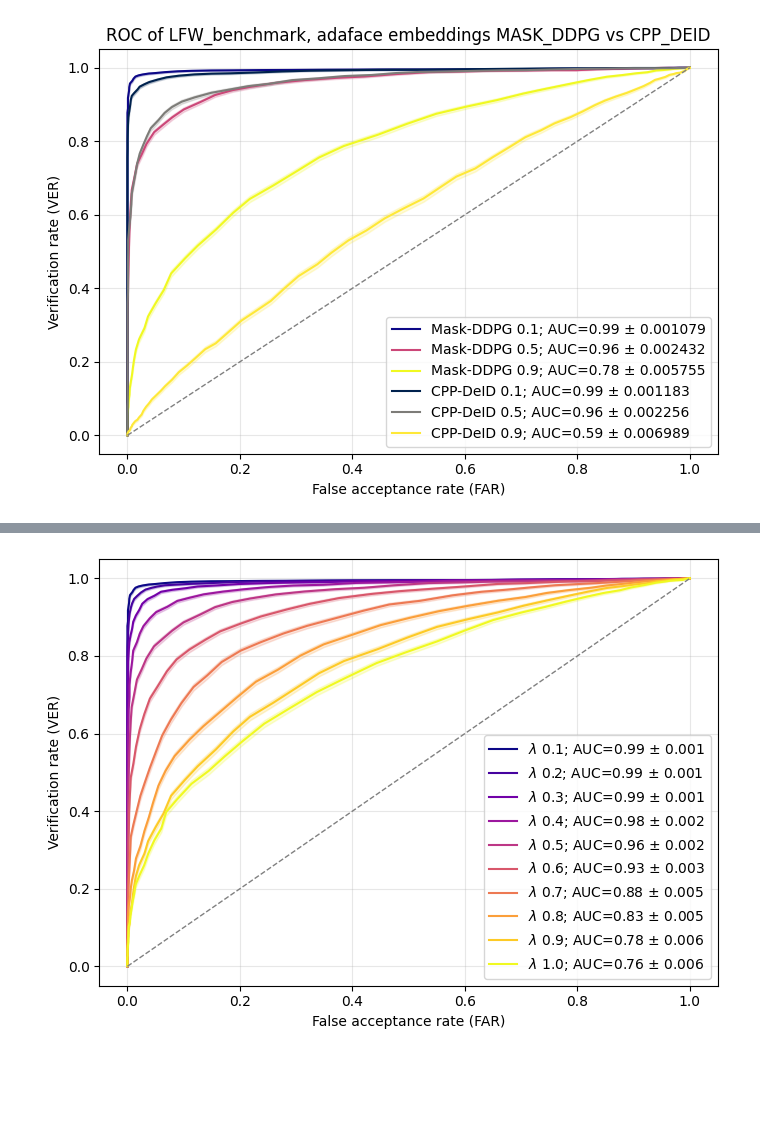
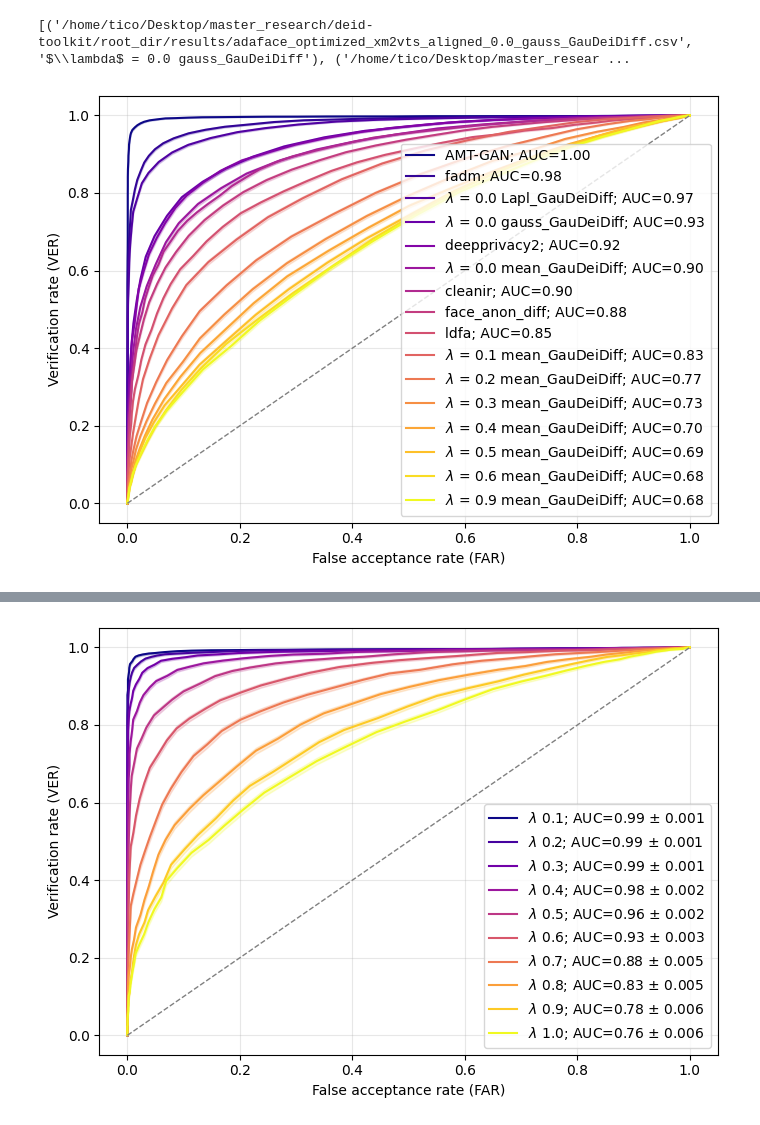
Before and after one commit to ManfredGonzalez/GDDiff, a Jupyter notebook: verification_results.ipynb, the cells around one changed output, grey strips where cells are left out. Cells and saved outputs as stored; diff of their text form; code cells hidden in the pictures; blank space fills up the shorter version.

```diff
--- a/verification_results.ipynb
+++ b/verification_results.ipynb
@@ -132,13 +184,43 @@ def plot_single_roc_with_uncertainty(csv_files,title,save, n_bootstrap=1000):
-# %%
-# Set the directory path for your CSV files
-csv_files = [#pairs: path, label
-    ('verification_results/adaface_LFW_benchmark_MASK_DDPG_transface/adaface_optimized_LFW_benchmark_0.1_MaskDDPG.csv','Mask-DDPG 0.1'),
-    ('verification_results/adaface_LFW_benchmark_CPP_DEID/adaface_optimized_LFW_benchmark_0.9_cpp-deid.csv','CPP-DeID 0.1'),
-    ('verification_results/adaface_LFW_benchmark_MASK_DDPG_transface/adaface_optimized_LFW_benchmark_0.5_MaskDDPG.csv','Mask-DDPG 0.5'),
-    ('verification_results/adaface_LFW_benchmark_CPP_DEID/adaface_optimized_LFW_benchmark_0.5_cpp-deid.csv','CPP-DeID 0.5'),
-    ('verification_results/adaface_LFW_benchmark_MASK_DDPG_transface/adaface_optimized_LFW_benchmark_0.9_MaskDDPG.csv','Mask-DDPG 0.9'),
-    ('verification_results/adaface_LFW_benchmark_CPP_DEID/adaface_optimized_LFW_benchmark_0.1_cpp-deid.csv','CPP-DeID 0.9')
-]
-plot_single_roc_with_uncertainty(csv_files,'ROC of LFW_benchmark, adaface embeddings MASK_DDPG vs CPP_DEID','MDDPGvsCPPDeid', n_bootstrap=1000)
-# %% [output]
-[figure, removed]
+# %%
+directory = "/home/tico/Desktop/master_research/deid-toolkit/root_dir/results"
+pattern = r"adaface_optimized_xm2vts_aligned_(?!.*MaskDDPG).*"
+eval_tech = 'adaface_optimized'
+dataset_name = 'xm2vts_aligned'
+matching_files = get_files_with_pattern(directory, pattern)
+prefix       = f"{eval_tech}_{dataset_name}_"
+
+tuple_list = []
+for filepath in matching_files:
+    fn = os.path.basename(filepath)
+    name, _ = os.path.splitext(fn)
+
+    if not name.startswith(prefix):
+        # fallback if you didn’t match the pattern
+        tuple_list.append((filepath, name))
+        continue
+
+    # strip the prefix off, then split
+    suffix = name[len(prefix):]          # e.g. "0.1234_some_other_stuff"
+    parts = suffix.split('_')            # ["0.1234", "some", "other", "stuff"]
+    root = parts[0]                      # "0.1234"
+    rest = parts[1:]                     # ["some","other","stuff"]
+
+    if is_number(root):
+        val = float(root)
+        # λ with 3 decimal places; change .3f → .10f if you want more precision
+        lambda_ = r'$\lambda$'
+        lambda_str = f"{lambda_} = {val:.1f}"
+        if rest:
+            lambda_str += " " + "_".join(rest)
+        display_name = lambda_str
+    else:
+        display_name = suffix
+
+    tuple_list.append((filepath, display_name))
+
+print(tuple_list)
+# Print the list of tuples
+plot_single_roc_with_uncertainty(tuple_list,'ROC of xm2vts, adaface embeddings SOTA','GauDeiDiff', n_bootstrap=300)
+# %% [output]
+[('/home/tico/Desktop/master_research/deid-toolkit/root_dir/results/adaface_optimized_xm2vts_aligned_0.0_gauss_GauDeiDiff.csv', '$\\lambda$ = 0.0 gauss_GauDeiDiff'), ('/home/tico/Desktop/master_resear ...
+[figure, added]
```
Also changed, not shown: parts of 8 cells of this notebook, 6 other files.
